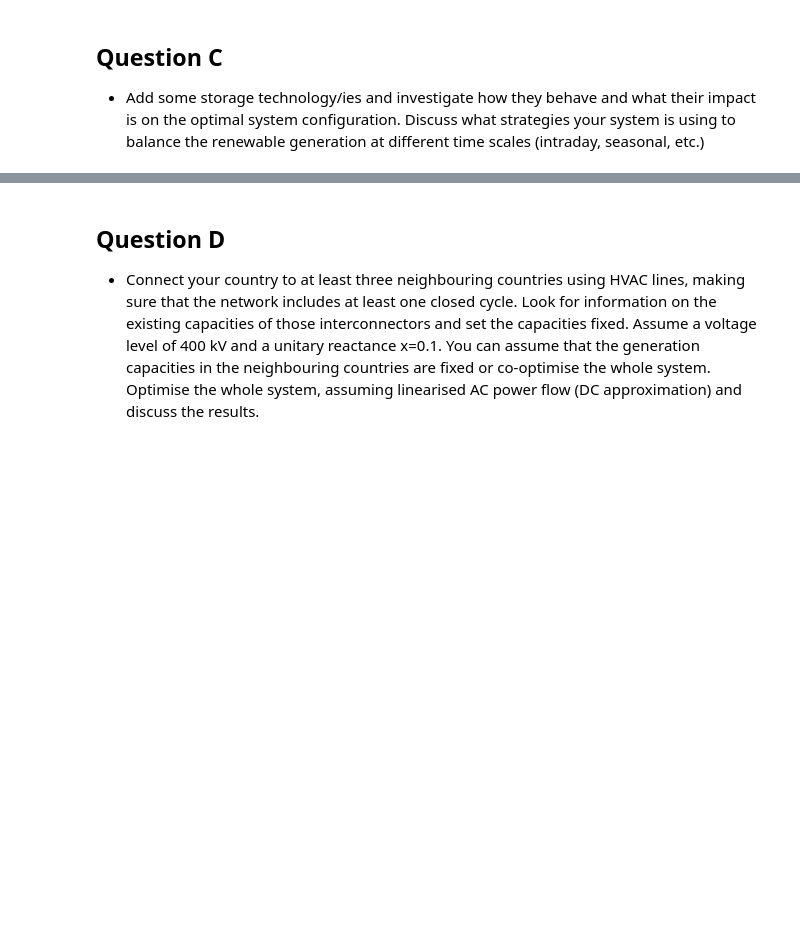
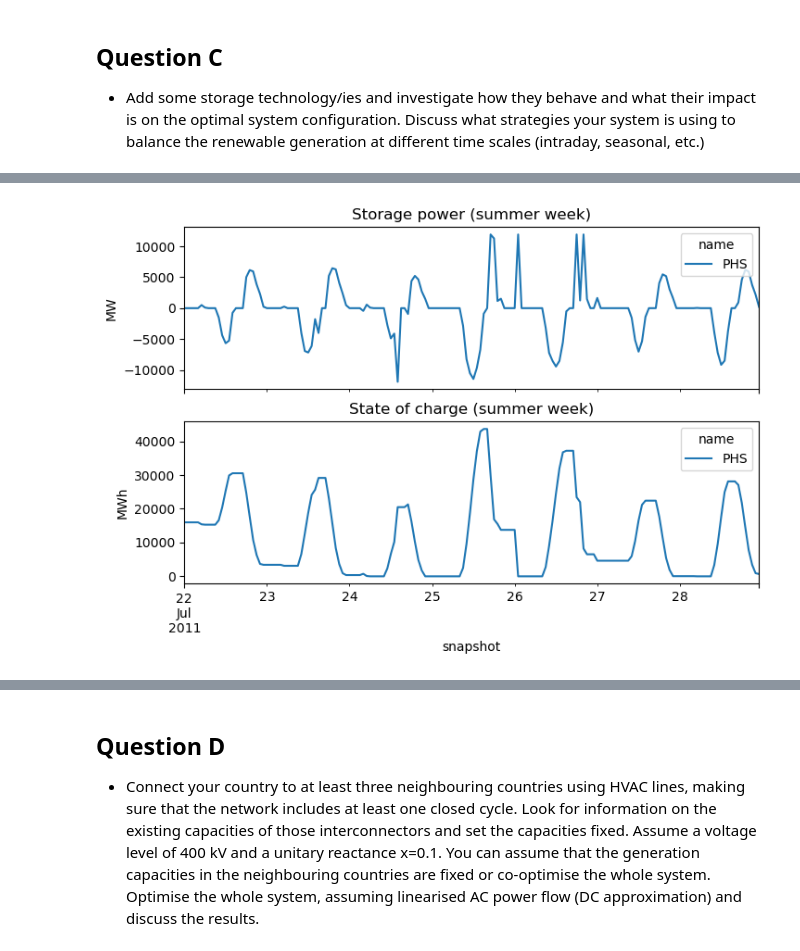
Before and after one commit to martaibaiao/integrated-energy-grids_project, a Jupyter notebook: project_part1.ipynb, the cells around one changed output, grey strips where cells are left out. Saved outputs shown, nothing was run; the diff lists cells and outputs as text; code cells hidden in the pictures; blank space fills up the shorter version.

```diff
--- a/project_part1.ipynb
+++ b/project_part1.ipynb
@@ -352,0 +557,19 @@ Plot the average capacity and variability obtained for every generator using dif
+# %%
+soc = n.storage_units_t.state_of_charge
+
+summer_soc = soc.loc["2011-07-22":"2011-07-28"]
+summer_p = n.storage_units_t.p.loc["2011-07-22":"2011-07-28"]
+
+fig, ax = plt.subplots(2,1, figsize=(8,5), sharex=True)
+
+summer_p.plot(ax=ax[0])
+ax[0].set_title("Storage power (summer week)")
+ax[0].set_ylabel("MW")
+
+summer_soc.plot(ax=ax[1])
+ax[1].set_title("State of charge (summer week)")
+ax[1].set_ylabel("MWh")
+
+plt.show()
+# %% [output]
+[figure, added]
```
Also changed, not shown: parts of 16 cells of this notebook.
